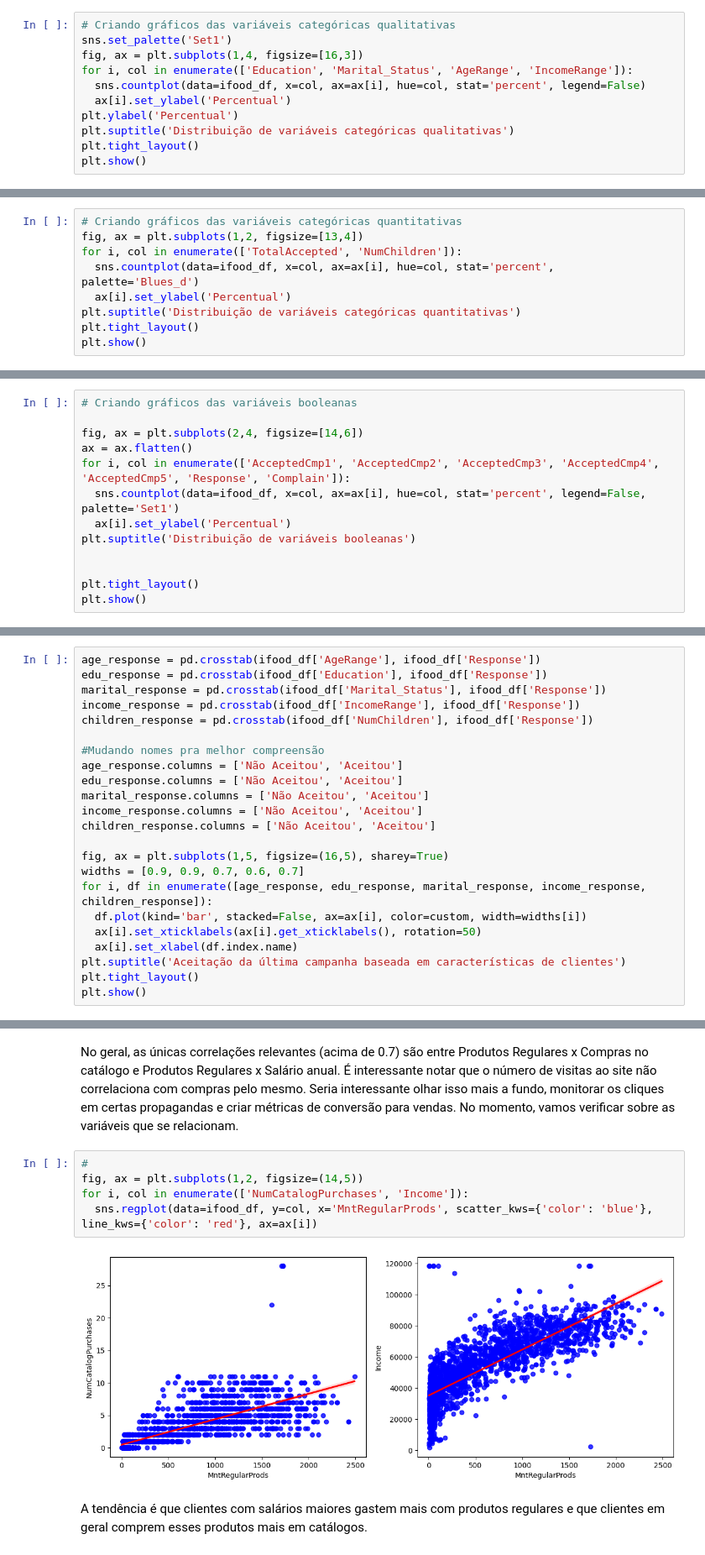
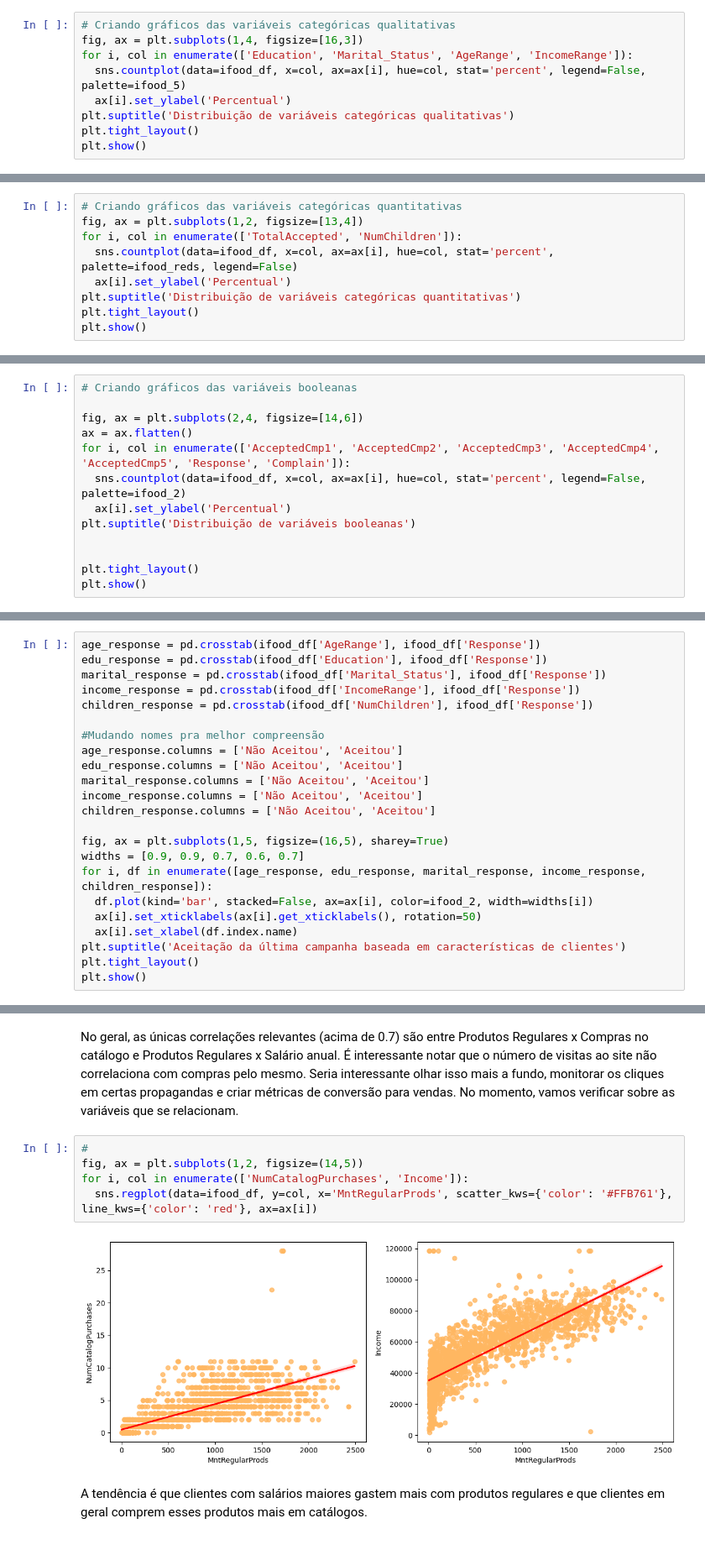
Before and after one commit to victoriaprestes/ifood-data-analyst-case, a Jupyter notebook: iFood_Data_Analyst_Case_An_Exploratory_Analysis.ipynb, the cells around one changed output, grey strips where cells are left out. Shown at 84% size. Drawn from its saved outputs; the diff is of its cells as text.

```diff
--- a/iFood_Data_Analyst_Case_An_Exploratory_Analysis.ipynb
+++ b/iFood_Data_Analyst_Case_An_Exploratory_Analysis.ipynb
@@ -256,11 +312,9 @@ plt.show()
 # %%
 # Criando gráficos das variáveis categóricas qualitativas
-sns.set_palette('Set1')
 fig, ax = plt.subplots(1,4, figsize=[16,3])
 for i, col in enumerate(['Education', 'Marital_Status', 'AgeRange', 'IncomeRange']):
-  sns.countplot(data=ifood_df, x=col, ax=ax[i], hue=col, stat='percent', legend=False)
+  sns.countplot(data=ifood_df, x=col, ax=ax[i], hue=col, stat='percent', legend=False, palette=ifood_5)
   ax[i].set_ylabel('Percentual')
-plt.ylabel('Percentual')
 plt.suptitle('Distribuição de variáveis categóricas qualitativas')
 plt.tight_layout()
 plt.show()
@@ -270,7 +326,7 @@ plt.show()
 # Criando gráficos das variáveis categóricas quantitativas
 fig, ax = plt.subplots(1,2, figsize=[13,4])
 for i, col in enumerate(['TotalAccepted', 'NumChildren']):
-  sns.countplot(data=ifood_df, x=col, ax=ax[i], hue=col, stat='percent', palette='Blues_d')
+  sns.countplot(data=ifood_df, x=col, ax=ax[i], hue=col, stat='percent', palette=ifood_reds, legend=False)
   ax[i].set_ylabel('Percentual')
 plt.suptitle('Distribuição de variáveis categóricas quantitativas')
 plt.tight_layout()
@@ -283,7 +339,7 @@ plt.show()
 fig, ax = plt.subplots(2,4, figsize=[14,6])
 ax = ax.flatten()
 for i, col in enumerate(['AcceptedCmp1', 'AcceptedCmp2', 'AcceptedCmp3', 'AcceptedCmp4', 'AcceptedCmp5', 'Response', 'Complain']):
-  sns.countplot(data=ifood_df, x=col, ax=ax[i], hue=col, stat='percent', legend=False, palette='Set1')
+  sns.countplot(data=ifood_df, x=col, ax=ax[i], hue=col, stat='percent', legend=False, palette=ifood_2)
   ax[i].set_ylabel('Percentual')
 plt.suptitle('Distribuição de variáveis booleanas')
 
@@ -657,7 +713,7 @@ children_response.columns = ['Não Aceitou', 'Aceitou']
 fig, ax = plt.subplots(1,5, figsize=(16,5), sharey=True)
 widths = [0.9, 0.9, 0.7, 0.6, 0.7]
 for i, df in enumerate([age_response, edu_response, marital_response, income_response, children_response]):
-  df.plot(kind='bar', stacked=False, ax=ax[i], color=custom, width=widths[i])
+  df.plot(kind='bar', stacked=False, ax=ax[i], color=ifood_2, width=widths[i])
   ax[i].set_xticklabels(ax[i].get_xticklabels(), rotation=50)
   ax[i].set_xlabel(df.index.name)
 plt.suptitle('Aceitação da última campanha baseada em características de clientes')
@@ -696,9 +752,9 @@ No momento, vamos verificar sobre as variáveis que se relacionam.
 # %%
 #
 fig, ax = plt.subplots(1,2, figsize=(14,5))
 for i, col in enumerate(['NumCatalogPurchases', 'Income']):
-  sns.regplot(data=ifood_df, y=col, x='MntRegularProds', scatter_kws={'color': 'blue'}, line_kws={'color': 'red'}, ax=ax[i])
+  sns.regplot(data=ifood_df, y=col, x='MntRegularProds', scatter_kws={'color': '#FFB761'}, line_kws={'color': 'red'}, ax=ax[i])
 # %% [output]
-[figure, old version]
+[figure, new version]
 # %% [markdown]
 A tendência é que clientes com salários maiores gastem mais com produtos regulares e que clientes em geral comprem esses produtos mais em catálogos.
```
Also changed, not shown: parts of 39 cells of this notebook.
